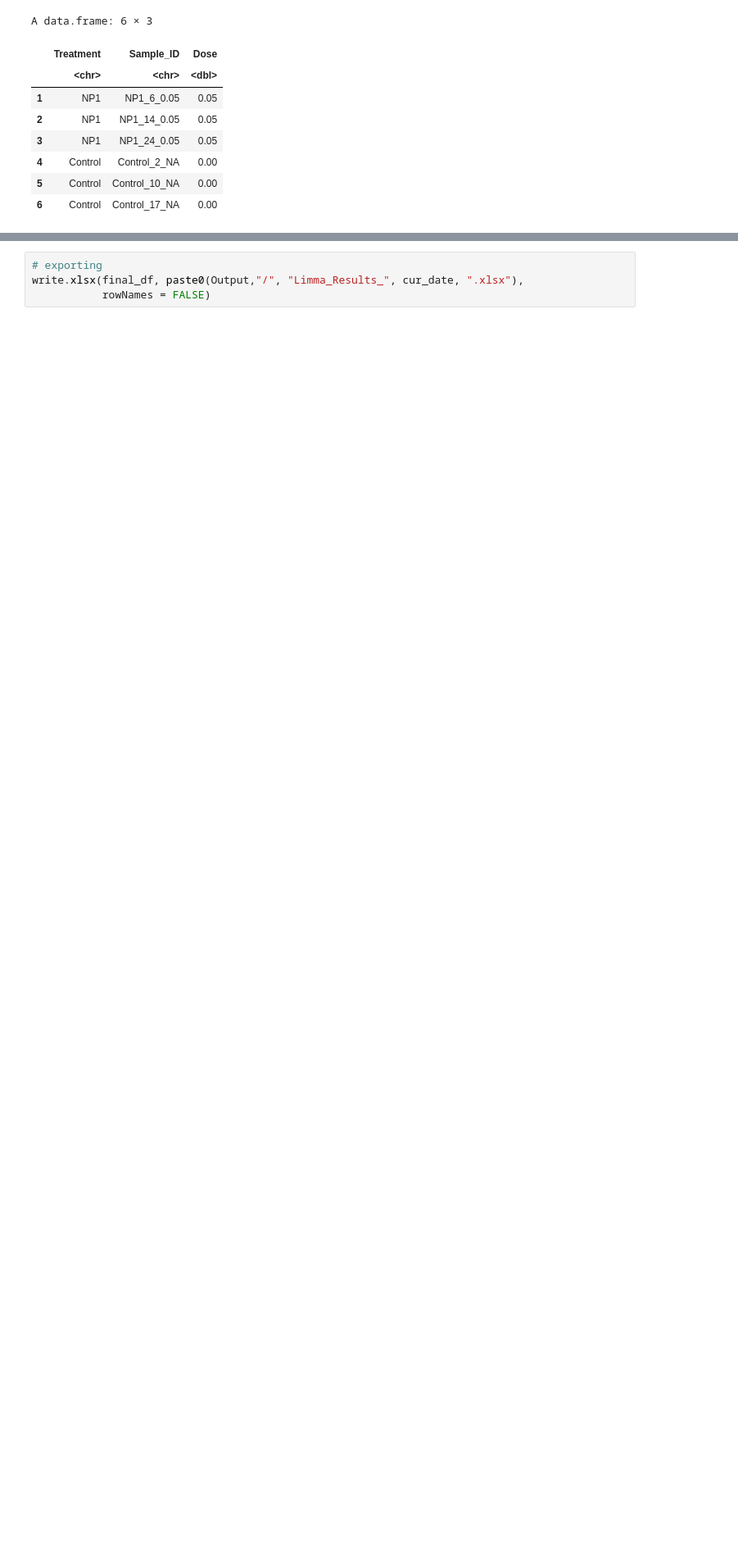
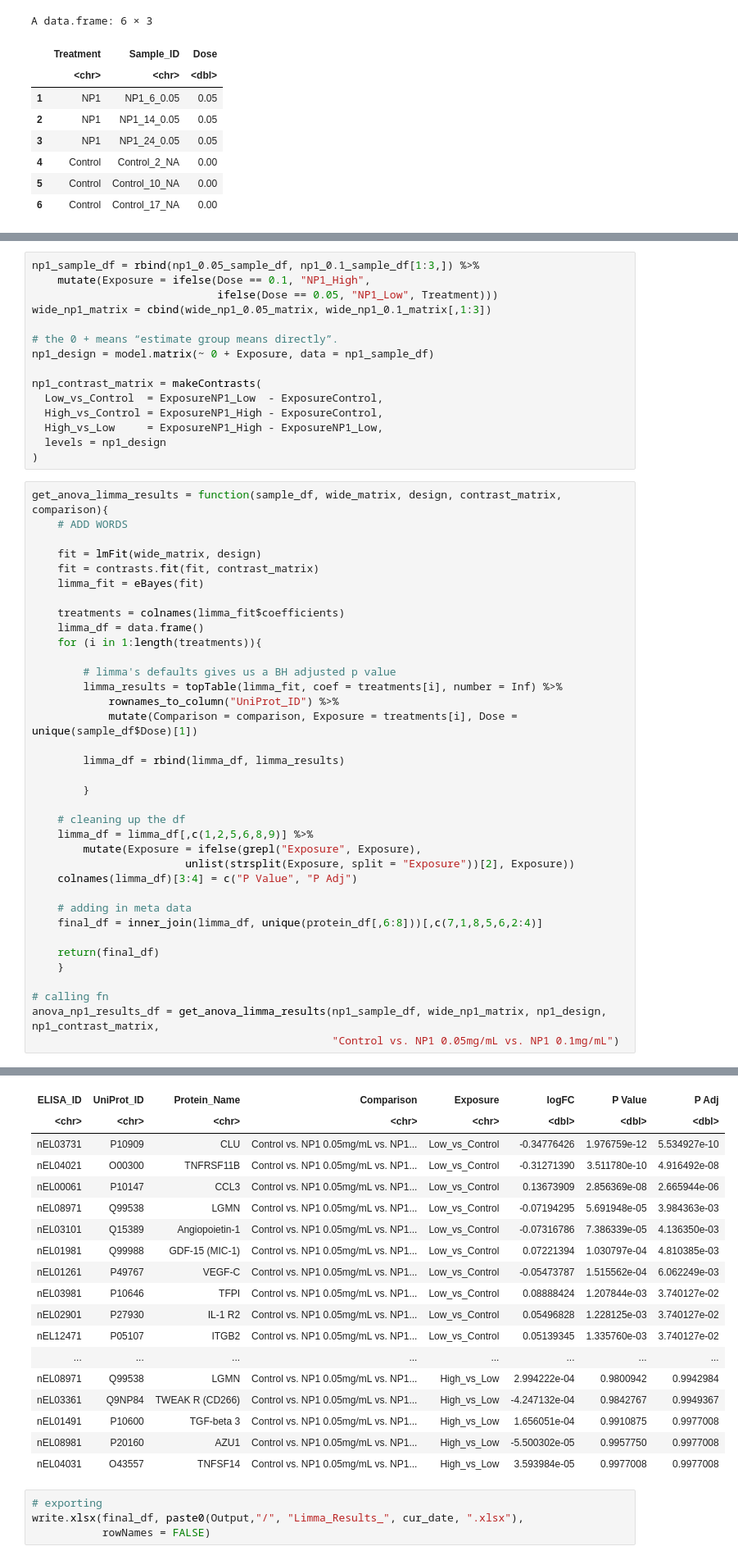
Before and after one commit to Ragerlab/2026_Ghosh_An-In-Vitro-Model-for-Human-Airway-Epithelial-Cells-Preloading-with-Polyethylene-Terephth, a Jupyter notebook: 1. Group Distribution Analysis/Group Distribution Analysis.ipynb, the cells around one changed output, grey strips where cells are left out. Shown at 82% size. Drawn from its saved outputs; the diff is of its cells as text; blank space fills up the shorter version.

```diff
--- a/1. Group Distribution Analysis/Group Distribution Analysis.ipynb
+++ b/1. Group Distribution Analysis/Group Distribution Analysis.ipynb
@@ -201,0 +203,52 @@ A data.frame: 6 × 8
+# %%
+np1_sample_df = rbind(np1_0.05_sample_df, np1_0.1_sample_df[1:3,]) %>%
+    mutate(Exposure = ifelse(Dose == 0.1, "NP1_High",
+                             ifelse(Dose == 0.05, "NP1_Low", Treatment)))
+wide_np1_matrix = cbind(wide_np1_0.05_matrix, wide_np1_0.1_matrix[,1:3])
+
+# the 0 + means “estimate group means directly”.
+np1_design = model.matrix(~ 0 + Exposure, data = np1_sample_df)
+
+np1_contrast_matrix = makeContrasts(
+  Low_vs_Control  = ExposureNP1_Low  - ExposureControl,
+  High_vs_Control = ExposureNP1_High - ExposureControl,
+  High_vs_Low     = ExposureNP1_High - ExposureNP1_Low,
+  levels = np1_design
+)
+# %%
+get_anova_limma_results = function(sample_df, wide_matrix, design, contrast_matrix, comparison){
+    # ADD WORDS
+
+    fit = lmFit(wide_matrix, design)
+    fit = contrasts.fit(fit, contrast_matrix)
+    limma_fit = eBayes(fit)
+
+    treatments = colnames(limma_fit$coefficients)
+    limma_df = data.frame()
+    for (i in 1:length(treatments)){
+
+        # limma's defaults gives us a BH adjusted p value
+        limma_results = topTable(limma_fit, coef = treatments[i], number = Inf) %>%
+            rownames_to_column("UniProt_ID") %>%
+            mutate(Comparison = comparison, Exposure = treatments[i], Dose = unique(sample_df$Dose)[1])
+
+        limma_df = rbind(limma_df, limma_results)
+
+        }
+
+    # cleaning up the df
+    limma_df = limma_df[,c(1,2,5,6,8,9)] %>%
+        mutate(Exposure = ifelse(grepl("Exposure", Exposure),
+                        unlist(strsplit(Exposure, split = "Exposure"))[2], Exposure))
+    colnames(limma_df)[3:4] = c("P Value", "P Adj")
+
+    # adding in meta data
+    final_df = inner_join(limma_df, unique(protein_df[,6:8]))[,c(7,1,8,5,6,2:4)]
+
+    return(final_df)
+    }
+
+# calling fn
+anova_np1_results_df = get_anova_limma_results(np1_sample_df, wide_np1_matrix, np1_design, np1_contrast_matrix,
+                                               "Control vs. NP1 0.05mg/mL vs. NP1 0.1mg/mL")
+# %% [output]
@@ -202,3 +257,21 @@ A data.frame: 6 × 8
+| ELISA_ID | UniProt_ID | Protein_Name | Comparison | Exposure | logFC | P Value | P Adj |
+| <chr> | <chr> | <chr> | <chr> | <chr> | <dbl> | <dbl> | <dbl> |
+| nEL03731 | P10909 | CLU | Control vs. NP1 0.05mg/mL vs. NP1... | Low_vs_Control | -0.34776426 | 1.976759e-12 | 5.534927e-10 |
+| nEL04021 | O00300 | TNFRSF11B | Control vs. NP1 0.05mg/mL vs. NP1... | Low_vs_Control | -0.31271390 | 3.511780e-10 | 4.916492e-08 |
+| nEL00061 | P10147 | CCL3 | Control vs. NP1 0.05mg/mL vs. NP1... | Low_vs_Control | 0.13673909 | 2.856369e-08 | 2.665944e-06 |
+| nEL08971 | Q99538 | LGMN | Control vs. NP1 0.05mg/mL vs. NP1... | Low_vs_Control | -0.07194295 | 5.691948e-05 | 3.984363e-03 |
+| nEL03101 | Q15389 | Angiopoietin-1 | Control vs. NP1 0.05mg/mL vs. NP1... | Low_vs_Control | -0.07316786 | 7.386339e-05 | 4.136350e-03 |
+| nEL01981 | Q99988 | GDF-15 (MIC-1) | Control vs. NP1 0.05mg/mL vs. NP1... | Low_vs_Control | 0.07221394 | 1.030797e-04 | 4.810385e-03 |
+| nEL01261 | P49767 | VEGF-C | Control vs. NP1 0.05mg/mL vs. NP1... | Low_vs_Control | -0.05473787 | 1.515562e-04 | 6.062249e-03 |
+| nEL03981 | P10646 | TFPI | Control vs. NP1 0.05mg/mL vs. NP1... | Low_vs_Control | 0.08888424 | 1.207844e-03 | 3.740127e-02 |
+| nEL02901 | P27930 | IL-1 R2 | Control vs. NP1 0.05mg/mL vs. NP1... | Low_vs_Control | 0.05496828 | 1.228125e-03 | 3.740127e-02 |
+| nEL12471 | P05107 | ITGB2 | Control vs. NP1 0.05mg/mL vs. NP1... | Low_vs_Control | 0.05139345 | 1.335760e-03 | 3.740127e-02 |
+| ... | ... | ... | ... | ... | ... | ... | ... |
+| nEL08971 | Q99538 | LGMN | Control vs. NP1 0.05mg/mL vs. NP1... | High_vs_Low | 2.994222e-04 | 0.9800942 | 0.9942984 |
+| nEL03361 | Q9NP84 | TWEAK R (CD266) | Control vs. NP1 0.05mg/mL vs. NP1... | High_vs_Low | -4.247132e-04 | 0.9842767 | 0.9949367 |
+| nEL01491 | P10600 | TGF-beta 3 | Control vs. NP1 0.05mg/mL vs. NP1... | High_vs_Low | 1.656051e-04 | 0.9910875 | 0.9977008 |
+| nEL08981 | P20160 | AZU1 | Control vs. NP1 0.05mg/mL vs. NP1... | High_vs_Low | -5.500302e-05 | 0.9957750 | 0.9977008 |
+| nEL04031 | O43557 | TNFSF14 | Control vs. NP1 0.05mg/mL vs. NP1... | High_vs_Low | 3.593984e-05 | 0.9977008 | 0.9977008 |
 # %%
 # exporting
 write.xlsx(final_df, paste0(Output,"/", "Limma_Results_", cur_date, ".xlsx"),
```
Also changed, not shown: parts of 8 cells of this notebook.
